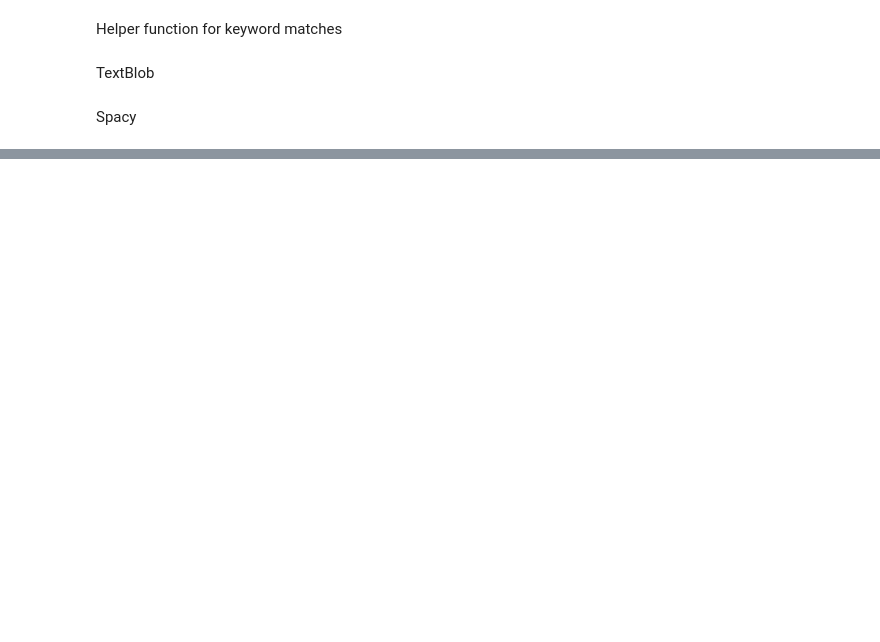
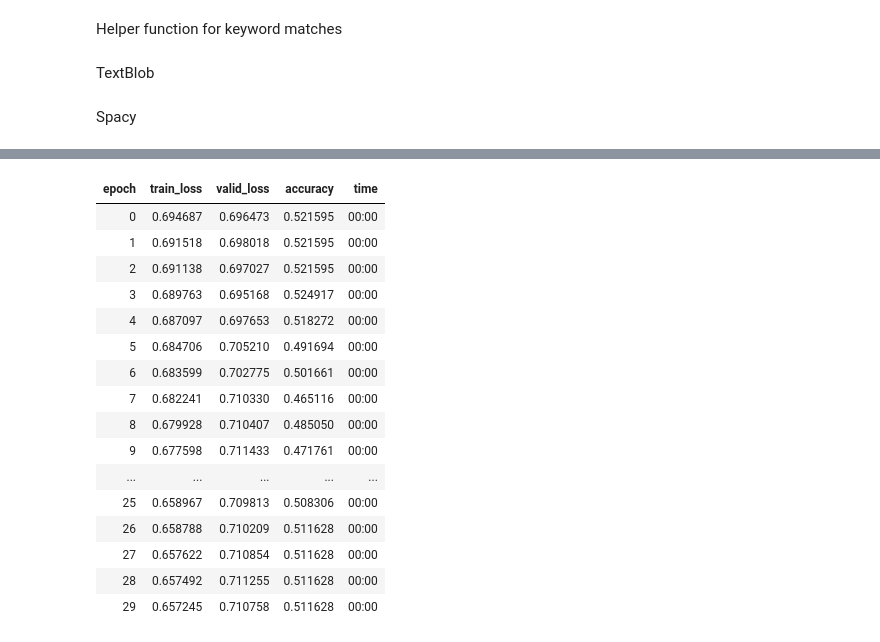
Before and after one commit to lgvaz/lazylabel, a Jupyter notebook: examples/simple_youtube_spam.ipynb, the cells around one changed output, grey strips where cells are left out. Saved outputs shown, nothing was run; the diff lists cells and outputs as text; code cells hidden in the pictures; blank space fills up the shorter version.

```diff
--- a/examples/simple_youtube_spam.ipynb
+++ b/examples/simple_youtube_spam.ipynb
@@ -113,0 +177,20 @@ labeller.summary(dls.train)
+# %%
+learn.fit_one_cycle(30, 1e-3)
+# %% [output]
+| epoch | train_loss | valid_loss | accuracy | time |
+| 0 | 0.694687 | 0.696473 | 0.521595 | 00:00 |
+| 1 | 0.691518 | 0.698018 | 0.521595 | 00:00 |
+| 2 | 0.691138 | 0.697027 | 0.521595 | 00:00 |
+| 3 | 0.689763 | 0.695168 | 0.524917 | 00:00 |
+| 4 | 0.687097 | 0.697653 | 0.518272 | 00:00 |
+| 5 | 0.684706 | 0.705210 | 0.491694 | 00:00 |
+| 6 | 0.683599 | 0.702775 | 0.501661 | 00:00 |
+| 7 | 0.682241 | 0.710330 | 0.465116 | 00:00 |
+| 8 | 0.679928 | 0.710407 | 0.485050 | 00:00 |
+| 9 | 0.677598 | 0.711433 | 0.471761 | 00:00 |
+| ... | ... | ... | ... | ... |
+| 25 | 0.658967 | 0.709813 | 0.508306 | 00:00 |
+| 26 | 0.658788 | 0.710209 | 0.511628 | 00:00 |
+| 27 | 0.657622 | 0.710854 | 0.511628 | 00:00 |
+| 28 | 0.657492 | 0.711255 | 0.511628 | 00:00 |
+| 29 | 0.657245 | 0.710758 | 0.511628 | 00:00 |
```
Also changed, not shown: parts of 20 cells of this notebook, 1 other file.
